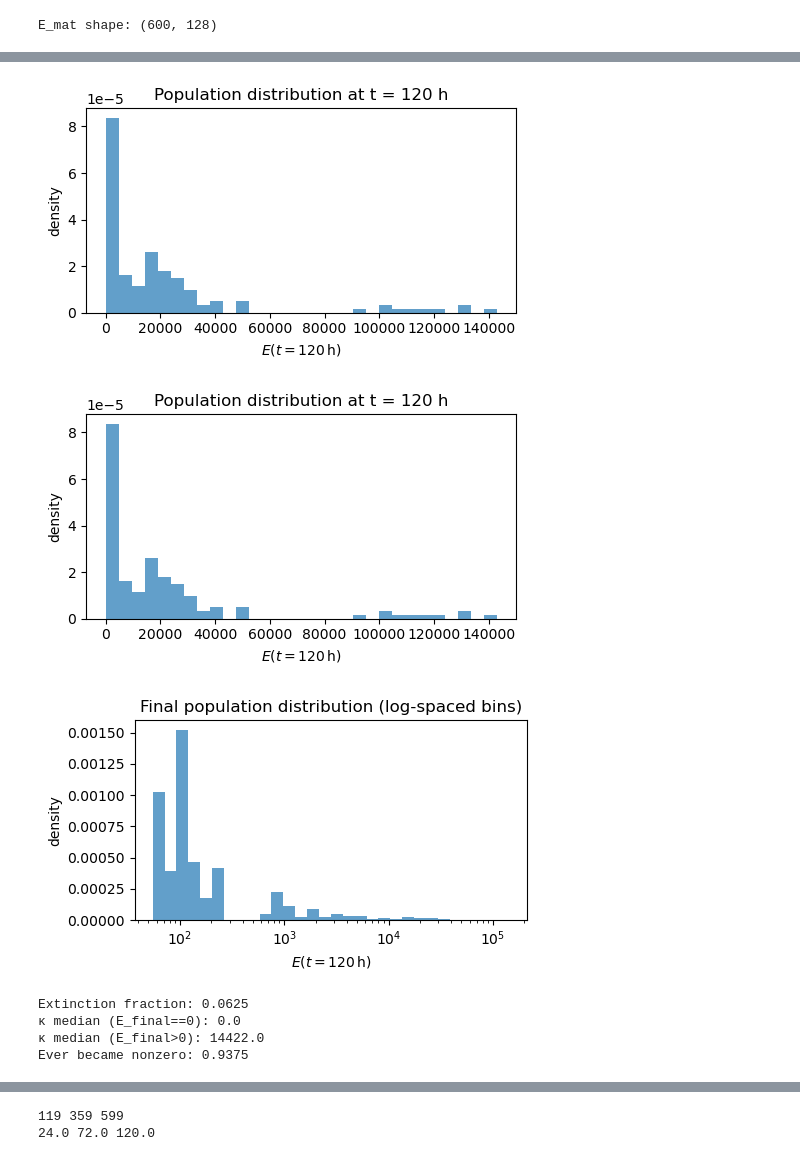
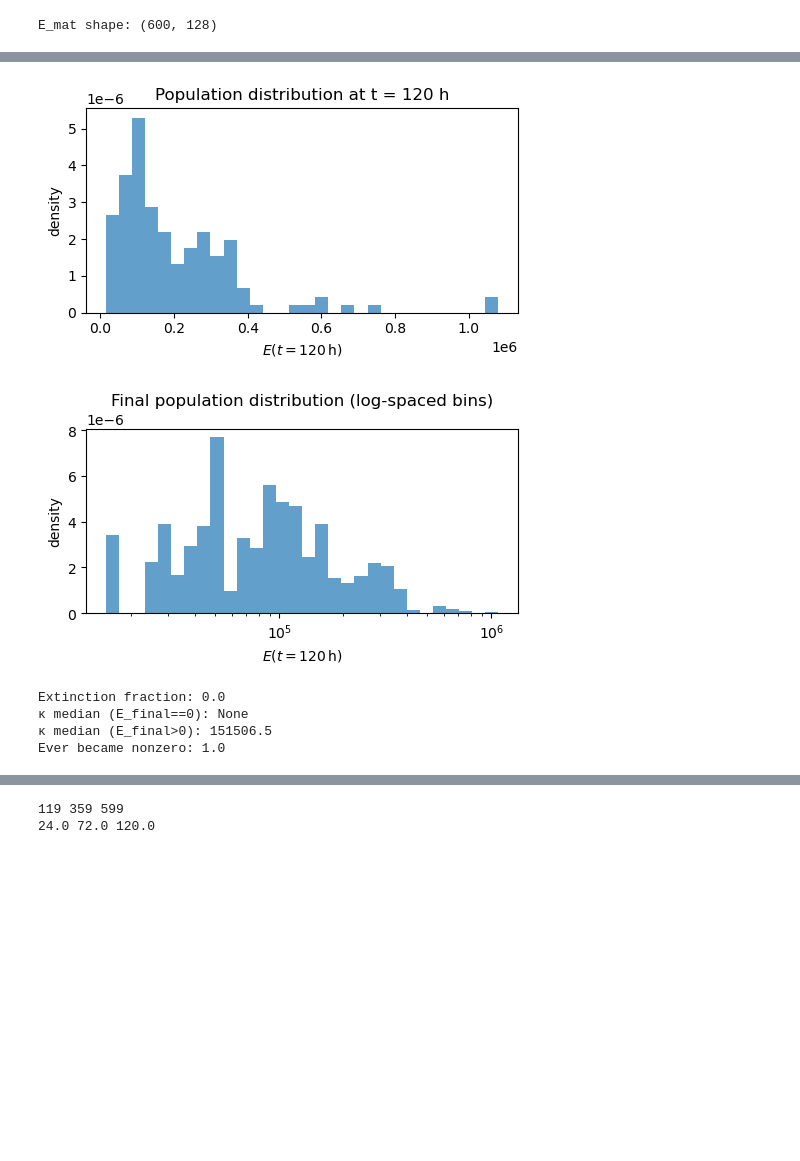
Before and after one commit to PessoaP/Celegans_inference, a Jupyter notebook: capacity_and_sim_debug.ipynb, the cells around one changed output, grey strips where cells are left out. Drawn from its saved outputs; the diff is of its cells as text; code cells hidden in the pictures; blank space fills up the shorter version.

```diff
--- a/capacity_and_sim_debug.ipynb
+++ b/capacity_and_sim_debug.ipynb
@@ -235,5 +170,6 @@ from utils import simulator
 # %%
-# Cell 10 — Run a small simulation for trajectory visualization
+# Run a small simulation for trajectory visualization
+from utils import simulator
 import numpy as np
 import torch
 
@@ -272,9 +208,9 @@ kappa_128 = torch.tensor(kappa_128, dtype=torch.float32, device=device)
 # ----------------------------
 # Parameters
 # ----------------------------
-alpha = 1 / 10
-mu    = 0.25
-d     = 0.05
+alpha = 0.01
+mu    = 0.32
+d     = 0.038461538461538464*mu
 
 params = torch.stack([
     torch.full((N,), alpha, device=device),
@@ -319,29 +255,16 @@ plt.show()
 # %%
 # Final-time populations across trajectories
 E_final = E_mat[-1, :]   # shape (N,)
 
 plt.figure(figsize=(5, 3))
 plt.hist(E_final, bins=30, density=True, alpha=0.7)
 plt.xlabel(r"$E(t=120\,\mathrm{h})$")
 plt.ylabel("density")
 plt.title("Population distribution at t = 120 h")
 plt.tight_layout()
 plt.show()
-
-
-# Final-time populations across trajectories
-E_final = E_mat[-1, :]   # shape (N,)
-
-plt.figure(figsize=(5, 3))
-plt.hist(E_final, bins=30, density=True, alpha=0.7)
-plt.xlabel(r"$E(t=120\,\mathrm{h})$")
-plt.ylabel("density")
-plt.title("Population distribution at t = 120 h")
-plt.tight_layout()
-plt.show()
 # %% [output]
-[figure, old version]
+[figure, new version]
-[figure, removed]
 # %%
 import numpy as np
 import matplotlib.pyplot as plt
@@ -369,7 +292,7 @@ plt.title("Final population distribution (log-spaced bins)")
 plt.tight_layout()
 plt.show()
 # %% [output]
-[figure, old version]
+[figure, new version]
 # %%
 # Since many trajectories stay 0 even at the end, let's check the issue of extinction
 E_final = E_mat[-1, :]
@@ -385,10 +308,10 @@ print("κ median (E_final>0):",  np.median(kappa_np[E_final > 0])  if (E_final>0
 ever_nonzero = (E_mat > 0).any(axis=0)
 print("Ever became nonzero:", ever_nonzero.mean())
 # %% [output]
-Extinction fraction: 0.0625
-κ median (E_final==0): 0.0
-κ median (E_final>0): 14422.0
-Ever became nonzero: 0.9375
+Extinction fraction: 0.0
+κ median (E_final==0): None
+κ median (E_final>0): 151506.5
+Ever became nonzero: 1.0
 # %%
 kappa_np = kappa_128.detach().cpu().numpy()
 E_final = E_mat[-1, :]
```
Also changed, not shown: parts of 18 cells of this notebook, 19 other files.
